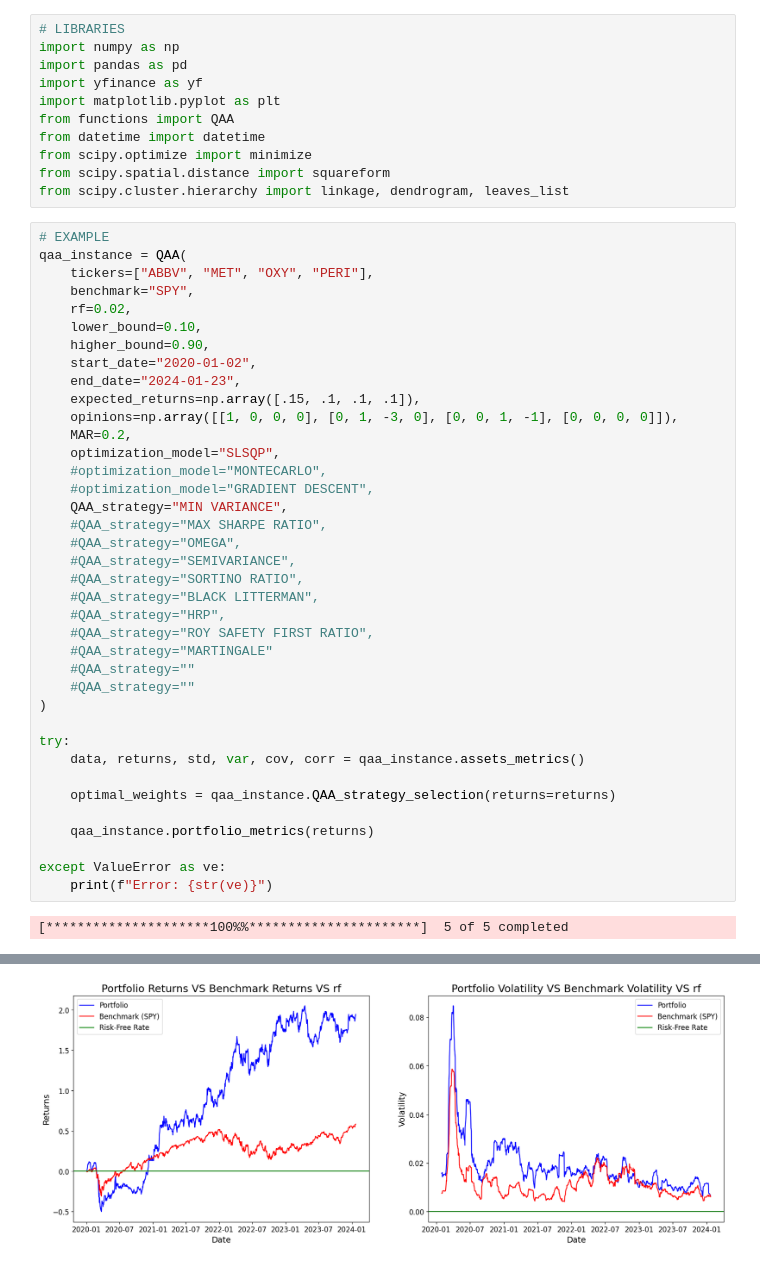
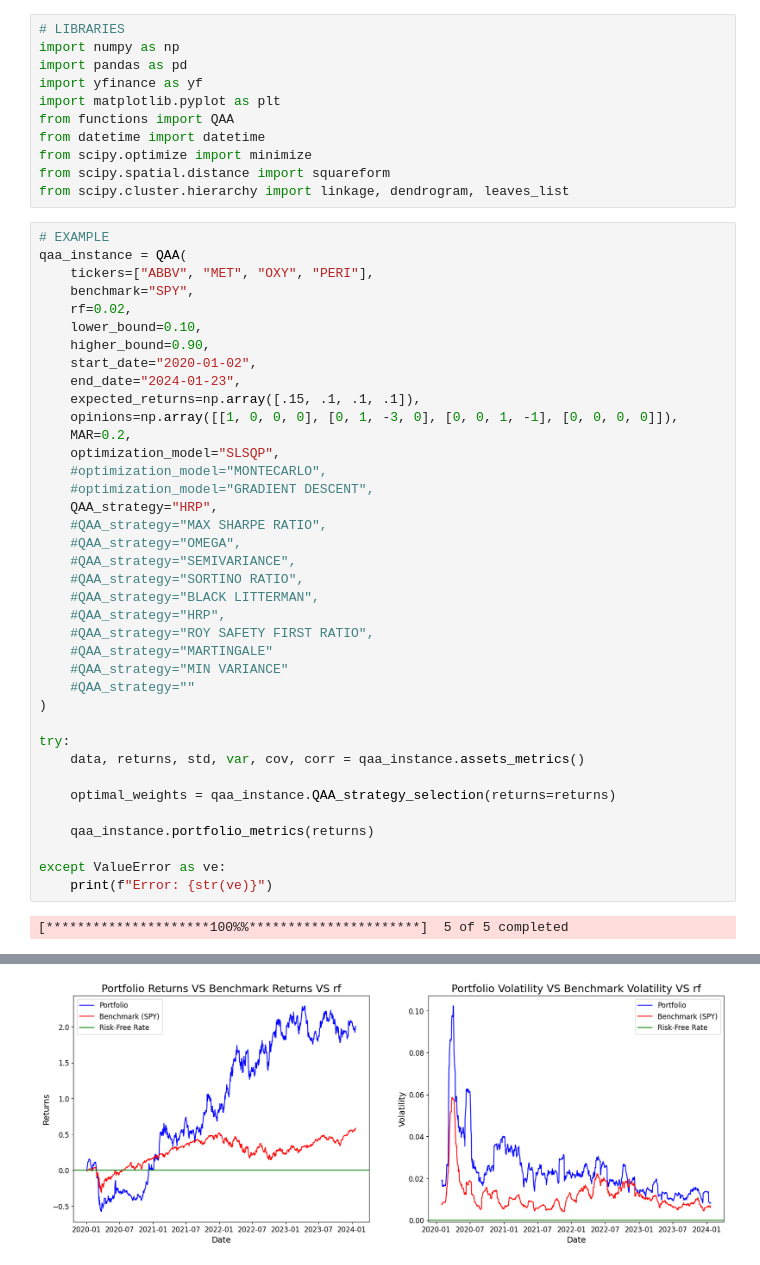
Before and after one commit to diegotita4/PAP-QAA_strategies, a Jupyter notebook: main.ipynb, the cells around one changed output, grey strips where cells are left out. Cells and saved outputs as stored; diff of their text form.

```diff
--- a/main.ipynb
+++ b/main.ipynb
@@ -27,7 +27,7 @@ qaa_instance = QAA(
     optimization_model="SLSQP",
     #optimization_model="MONTECARLO",
     #optimization_model="GRADIENT DESCENT",
-    QAA_strategy="MIN VARIANCE",
+    QAA_strategy="HRP",
     #QAA_strategy="MAX SHARPE RATIO",
     #QAA_strategy="OMEGA",
     #QAA_strategy="SEMIVARIANCE",
@@ -36,7 +36,7 @@ qaa_instance = QAA(
     #QAA_strategy="HRP",
     #QAA_strategy="ROY SAFETY FIRST RATIO",
     #QAA_strategy="MARTINGALE"
-    #QAA_strategy=""
+    #QAA_strategy="MIN VARIANCE"
     #QAA_strategy=""
 )
 
@@ -70,5 +67,5 @@ Portfolio Volatility: 2.23%
 Benchmark Volatility (SPY): 1.42%
 Risk-Free Rate Volatility: 0.00%
 
 ---
-[figure, old version]
+[figure, new version]
```
Also changed, not shown: parts of 1 cell of this notebook.
